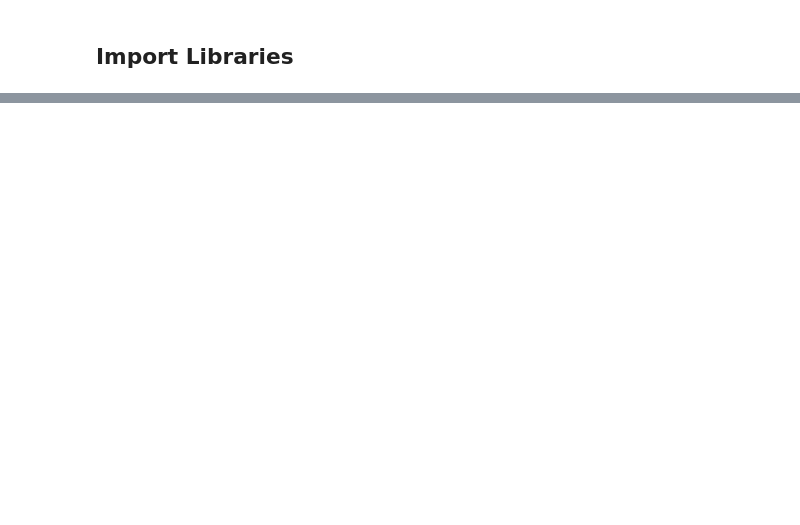
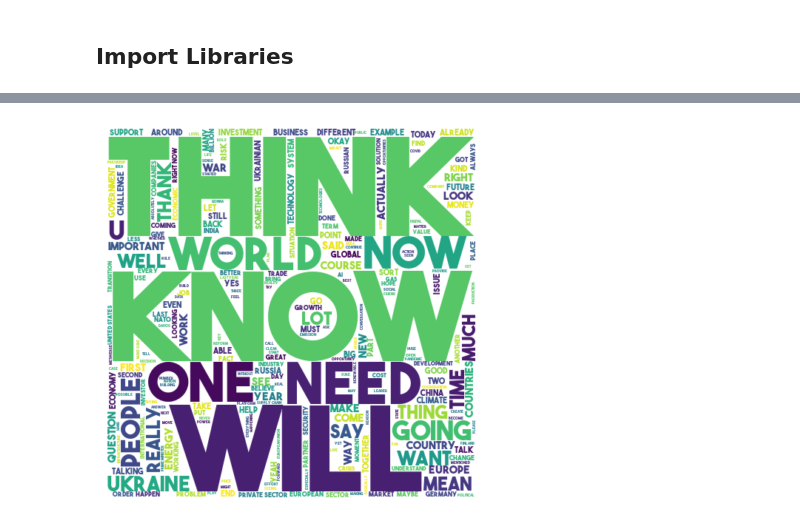
Before and after one commit to UngaTheGreat/world-economic-forum-nlp, a Jupyter notebook: wef23_wordcloud.ipynb, the cells around one changed output, grey strips where cells are left out. Cells and saved outputs as stored; diff of their text form; code cells hidden in the pictures; blank space fills up the shorter version.

```diff
--- a/wef23_wordcloud.ipynb
+++ b/wef23_wordcloud.ipynb
@@ -17 +32,13 @@ True
+# %%
+font_path = '../world-economic-forum-nlp/fonts/the_bold_font/THEBOLDFONT 2022.otf'
+wc = WordCloud(stopwords=STOPWORDS, font_path=font_path,
+               background_color="white", max_words=2000,
+               max_font_size=256, random_state=42,
+               width=500, height=500)
+wc.generate(text)
+plt.imshow(wc, interpolation="bilinear")
+plt.axis('off')
+plt.show()
+# %% [output]
+[figure, added]
 # %%
```
Also changed, not shown: parts of 9 cells of this notebook, 11 other files.
